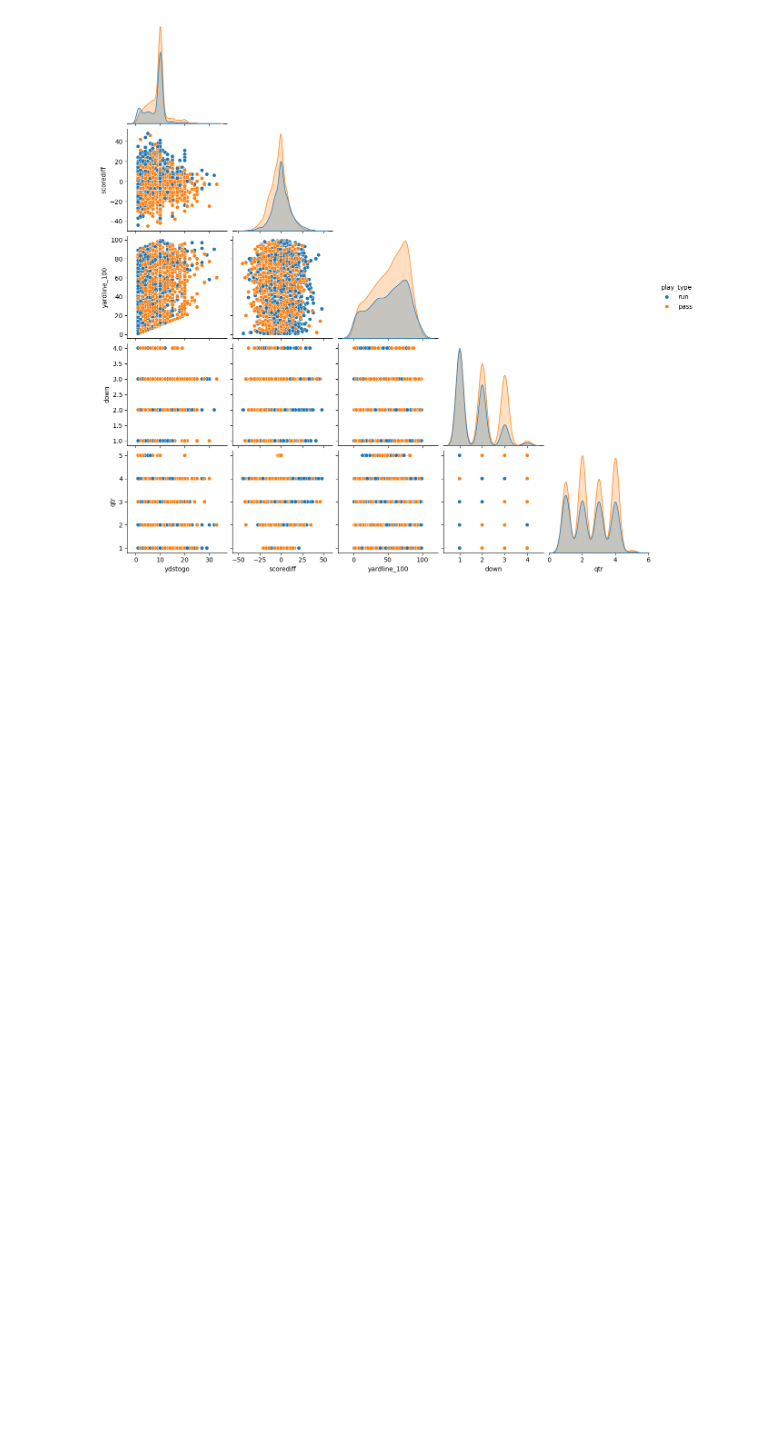
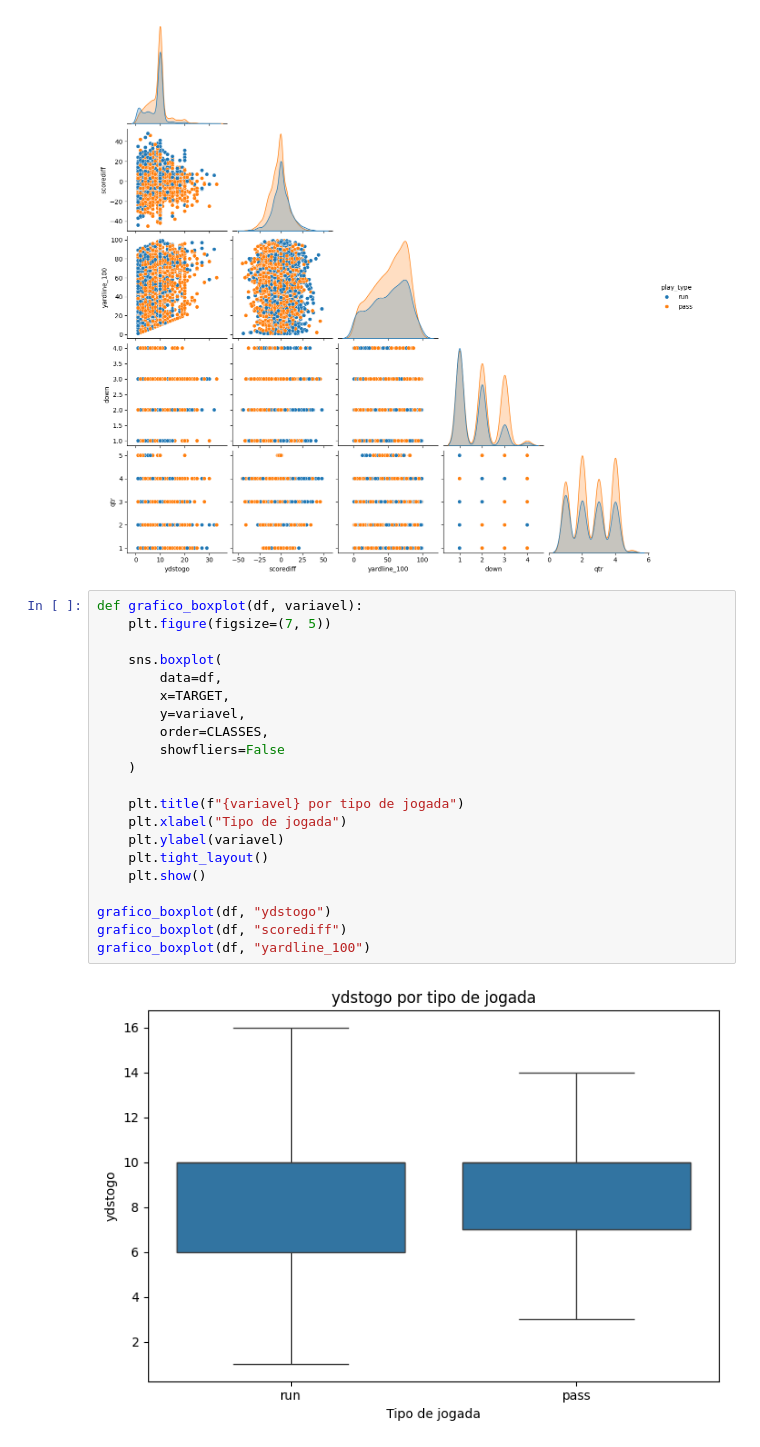
Before and after one commit to EduardoHaagP/IC---ScoutFA, a Jupyter notebook: notebook/AnaliseDosDados/analise.ipynb, the cells around one changed output. Cells and saved outputs as stored; diff of their text form; blank space fills up the shorter version.

```diff
--- a/notebook/AnaliseDosDados/analise.ipynb
+++ b/notebook/AnaliseDosDados/analise.ipynb
@@ -309,3 +309,26 @@ sns.pairplot(
 plt.show()
 # %% [output]
 [figure]
+# %%
+def grafico_boxplot(df, variavel):
+    plt.figure(figsize=(7, 5))
+
+    sns.boxplot(
+        data=df,
+        x=TARGET,
+        y=variavel,
+        order=CLASSES,
+        showfliers=False
+    )
+
+    plt.title(f"{variavel} por tipo de jogada")
+    plt.xlabel("Tipo de jogada")
+    plt.ylabel(variavel)
+    plt.tight_layout()
+    plt.show()
+
+grafico_boxplot(df, "ydstogo")
+grafico_boxplot(df, "scorediff")
+grafico_boxplot(df, "yardline_100")
+# %% [output]
+[figure, added]
```
Also changed, not shown: parts of 2 cells of this notebook, 1 other file.
